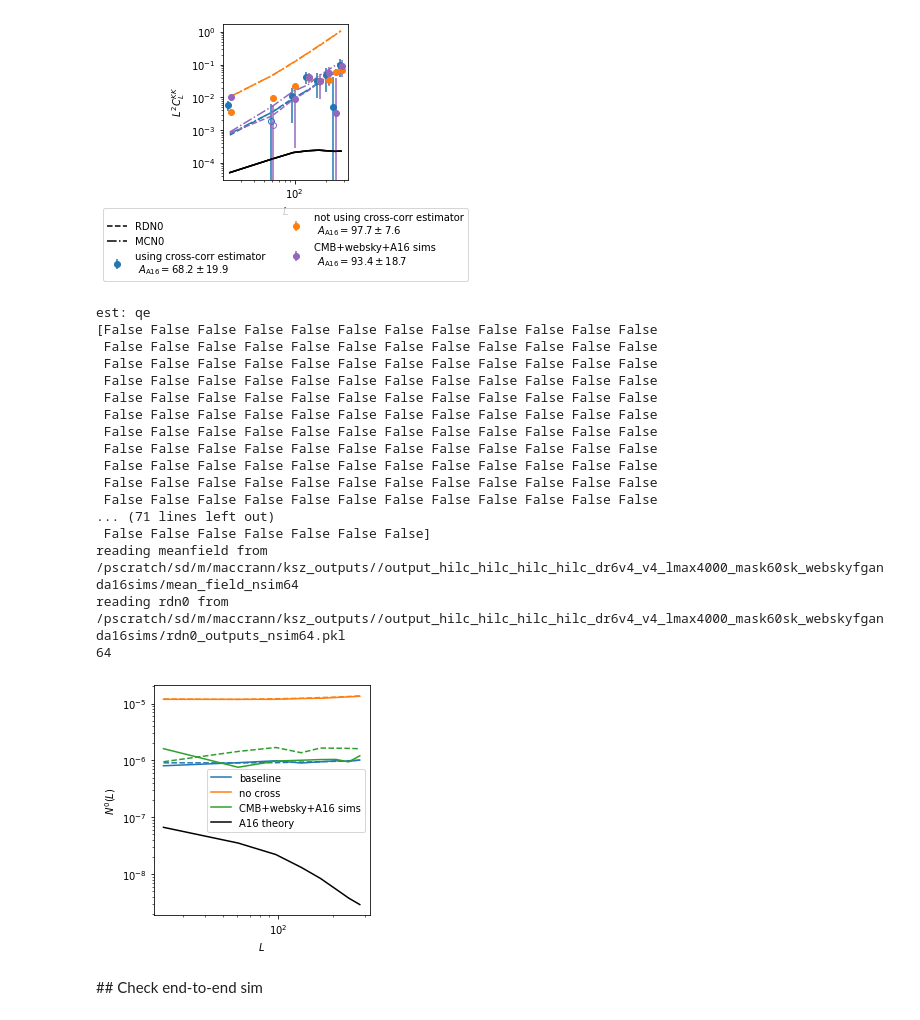
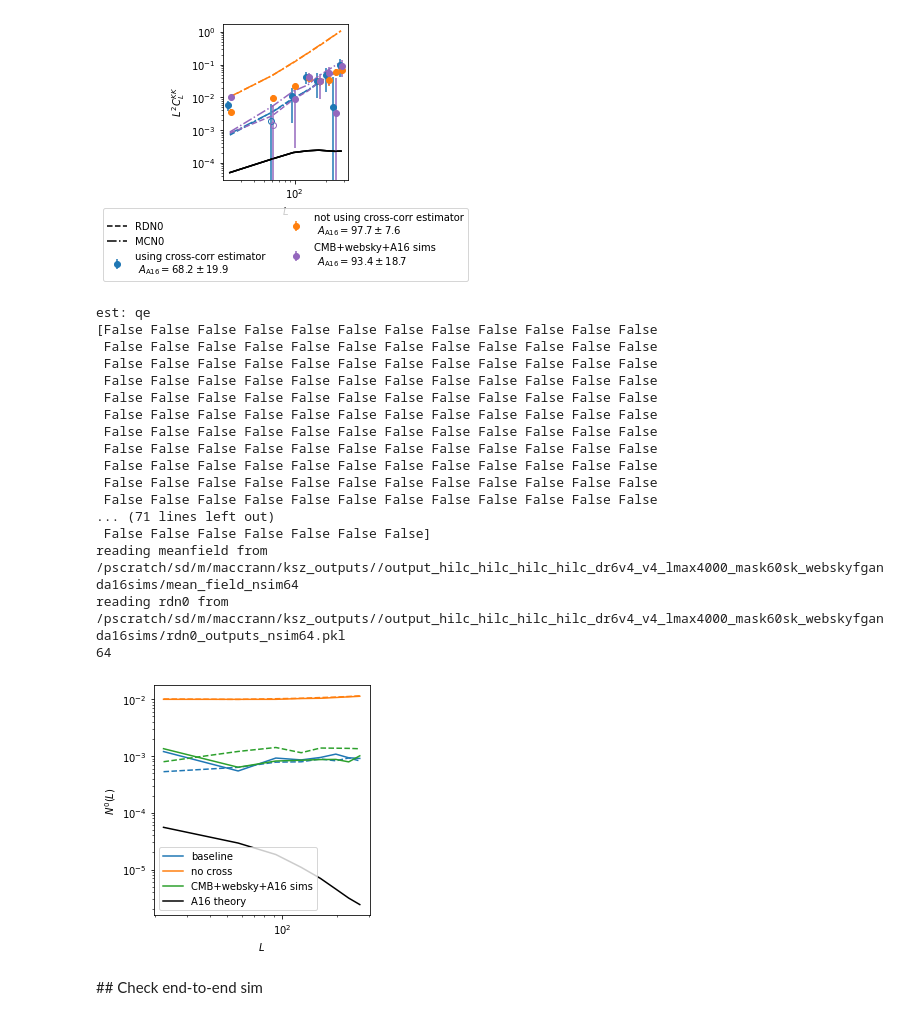
Before and after one commit to NiallMac/ksz2, a Jupyter notebook: plots/plot_dr6.ipynb, the cells around one changed output. Drawn from its saved outputs; the diff is of its cells as text; code cells hidden in the pictures.

```diff
--- a/plots/plot_dr6.ipynb
+++ b/plots/plot_dr6.ipynb
@@ -21,7 +21,7 @@ import pickle
 from plot_tools import *
 # %%
 log_binner=False
-binner = ClBinner(lmin=1, lmax=300, nbin=10, log=log_binner)
+binner = ClBinner(lmin=5, lmax=300, nbin=8, log=log_binner)
 # %%
 ## also add theory
 outputs_dir='/pscratch/sd/m/maccrann/cmb/fg_outputs'
@@ -2004,30 +2024,34 @@ reading rdn0 from /pscratch/sd/m/maccrann/ksz_outputs//output_hilc_hilc_hilc_hil
 # %%
 %matplotlib inline
 
+check_auto=False
+
 fig,ax=plt.subplots(figsize=(4,4))
-d4000 = "/pscratch/sd/m/maccrann/ksz_outputs/output_hilc_hilc_hilc_hilc_dr6v4_v4_lmax4000_mask60sk_gausssims/"
+#d4000 = "/pscratch/sd/m/maccrann/ksz_outputs/output_hilc_hilc_hilc_hilc_dr6v4_v4_lmax4000_mask60sk_gausssims/"
+d4000 = "/pscratch/sd/m/maccrann/ksz_outputs/output_hilc_hilc_hilc_hilc_dr6v4_v4_lmax4000_mask60sk_noisysims/"
 d4000_nocross = "/pscratch/sd/m/maccrann/ksz_outputs/output_hilc_hilc_hilc_hilc_dr6v4_v4_lmax4000_mask60sk_nocross_gausssims/"
 d4000_theorysims = "/pscratch/sd/m/maccrann/ksz_outputs//output_hilc_hilc_hilc_hilc_dr6v4_v4_lmax4000_mask60sk_webskyfganda16sims/"
 
 cl_kk_stuff_d4000 = get_CLKK_stuff(d4000,
-                            "mean_field_nsim64", "rdn0_outputs_nsim64.pkl", w1, w4, binner, use_mcn0=False,
-                            est="qe", divide_by_uL=True, sim_CLKKs=None,
-         transfer_func=0.94)
+                             "rdn0_outputs_nsim64.pkl", binner, w1=w1, w4=w4, use_mcn0=False,
+                            est="qe", divide_by_uL=True, sim_CLKKs=None, meanfield_dir = "mean_field_nsim64",
+         transfer_func=0.94, check_auto=check_auto, nsim_meanfield=64)
 d4000_nocross = "/pscratch/sd/m/maccrann/ksz_outputs/output_hilc_hilc_hilc_hilc_dr6v4_v4_lmax4000_mask60sk_nocross_gausssims/"
 cl_kk_stuff_d4000_nocross = get_CLKK_stuff(d4000_nocross,
-                              "mean_field_nsim64", "rdn0_outputs_nsim64.pkl", w1, w4, binner, use_mcn0=False,
+                               "rdn0_outputs_nsim64.pkl", binner, w1=w1, w4=w4, use_mcn0=False,
                             est="qe", divide_by_uL=True, sim_CLKKs=None, no_cross=True,
-         transfer_func=0.94)
+                                           meanfield_dir = "mean_field_nsim64",
+         transfer_func=0.94, check_auto=check_auto, nsim_meanfield=64)
 #cl_kk_stuff_d4000_cmbsims = get_CLKK_stuff(d4000_cmbsims,
 #                             "mean_field_nsim64", "rdn0_outputs_nsim64.pkl", w1, w4, binner, use_mcn0=False,
 #                            est="qe", divide_by_uL=True, sim_CLKKs=None)
 #cl_kk_stuff_d4000_webskysims = get_CLKK_stuff(d4000_webskysims,
 #                             "mean_field_nsim64", "rdn0_outputs_nsim64.pkl", w1, w4, binner, use_mcn0=False,
 #                            est="qe", divide_by_uL2=False, sim_CLKKs=None)
-cl_kk_stuff_d4000_webskyandkszsims = get_CLKK_stuff(d4000_webskyandkszsims,
-                             "mean_field_nsim64", "rdn0_outputs_nsim64.pkl", w1, w4, binner, use_mcn0=False,
-                            est="qe", divide_by_uL=True, sim_CLKKs=None,
-         transfer_func=0.94)
+cl_kk_stuff_d4000_webskyandkszsims = get_CLKK_stuff(d4000_theorysims,
+                              "rdn0_outputs_nsim64.pkl", binner, w1=w1, w4=w4, use_mcn0=False,
+                            est="qe", divide_by_uL=True, sim_CLKKs=None, meanfield_dir = "mean_field_nsim64",
+         transfer_func=0.94, check_auto=check_auto, nsim_meanfield=64)
 
 ax.plot(binner.bin_mids, binner(cl_kk_stuff_d4000["rdn0"]), "-", color="C0", label="baseline")
 ax.plot(binner.bin_mids, binner(cl_kk_stuff_d4000["mcn0"]), "--", color="C0")
@@ -2041,35 +2065,38 @@ ax.plot(binner.bin_mids, binner(cl_kk_stuff_d4000_webskyandkszsims["rdn0"]), "-"
 ax.plot(binner.bin_mids, binner(cl_kk_stuff_d4000_webskyandkszsims["mcn0"]), "--", color="C2")
 
 ax.plot(binner.bin_mids, binner(cl_kk_stuff_d4000["CL_KK_ksz_theory"]), color="k", label="A16 theory")
 
 ax.legend()
 
 ax.set_xscale('log')
 ax.set_ylabel(r"$N^0(L)$")
 ax.set_xlabel(r"$L$")
 ax.set_yscale("log")
 
 fig.tight_layout()
-fig.savefig("N0_demo.png", dpi=300)
+new_plot_dir="new_plots"
+
+filename=opj(new_plot_dir,"N0_demo.png")
+fig.savefig(filename, dpi=300)
 # %% [output]
 est: qe
 [False False False False False False False False False False False False
  False False False False False False False False False False False False
  False False False False False False False False False False False False
  False False False False False False False False False False False False
  False False False False False False False False False False False False
  False False False False False False False False False False False False
  False False False False False False False False False False False False
  False False False False False False False False False False False False
  False False False False False False False False False False False False
  False False False False False False False False False False False False
  False False False False False False False False False False False False
 ... (71 lines left out)
  False False False False False False False]
 reading meanfield from /pscratch/sd/m/maccrann/ksz_outputs//output_hilc_hilc_hilc_hilc_dr6v4_v4_lmax4000_mask60sk_webskyfganda16sims/mean_field_nsim64
 reading rdn0 from /pscratch/sd/m/maccrann/ksz_outputs//output_hilc_hilc_hilc_hilc_dr6v4_v4_lmax4000_mask60sk_webskyfganda16sims/rdn0_outputs_nsim64.pkl
 64
-[figure, old version]
+[figure, new version]
 # %% [markdown]
 ## Check end-to-end sim
 # %%
```
Also changed, not shown: parts of 6 cells of this notebook, 1 other file.
